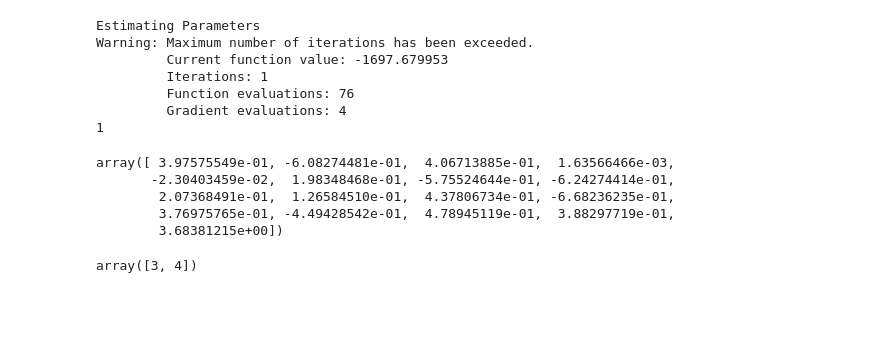
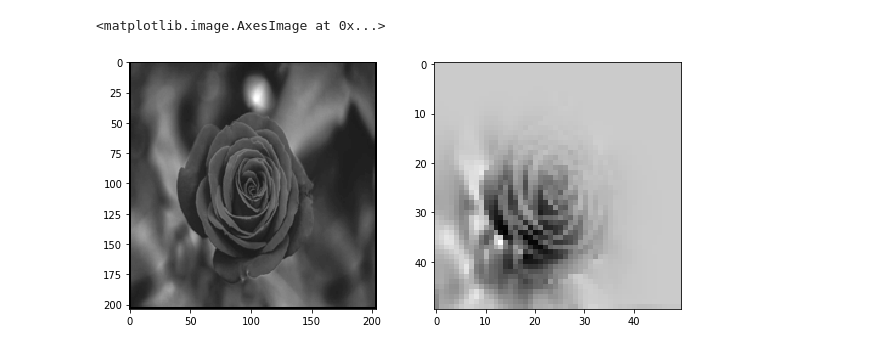
Before and after one commit to senyosimpson/bayesian-sr, a Jupyter notebook: notebooks/Bayesian SR.ipynb, the cells around one changed output. Saved outputs shown, nothing was run; the diff lists cells and outputs as text; code cells hidden in the pictures; blank space fills up the shorter version.

```diff
--- a/notebooks/Bayesian SR.ipynb
+++ b/notebooks/Bayesian SR.ipynb
@@ -64,16 +64,16 @@ def transform_mat(x_i, x_j, center, shift, angle, gamma=2):
     resolution image into a low resolution image
     In the paper this is denoted using W_ji
     """
-    x_i_sum = np.sum(x_i ** 2, axis=1).reshape(-1, 1)
+    x_i_sum = np.sum(x_i ** 2, axis=1)#.reshape(-1, 1)
     u_j = psf_center(x_j, center, shift, angle)
-    u_j_sum = np.sum(u_j ** 2, axis=1)
-    dist = x_i_sum + u_j_sum - (2 * np.dot(x_i, u_j.T))
+    u_j_sum = np.sum(u_j ** 2, axis=1).reshape(-1, 1)
+    dist = x_i_sum + u_j_sum - (2 * np.dot(u_j, x_i.T))
     out = np.exp(-(dist / gamma ** 2))
-    out /= np.sum(out, axis=0)
-    return out.T
+    out /= np.sum(out, axis=1).reshape(-1, 1)
+    return out
 
 
-def psf_center(x_j, center, shift, angle):
+def psf_center(x_j, center, shift, angle, upscaling_factor=4):
     """ Used to calculate the center of the psf
     This is the vector u_j in the paper
     """
@@ -84,7 +84,10 @@ def psf_center(x_j, center, shift, angle):
     rotation_matrix = np.array(rotation_matrix)
 
     u = np.dot(rotation_matrix, (x_j - center).T)
-    u = u.T + center + shift
+    u = u.T + center
+    if upscaling_factor:
+        u = upscaling_factor * u
+    u = u + shift
     return u
 
 
@@ -169,3 +266,47 @@ image
+# %%
+hr_image = Image.open('../images/rose.jpg').convert('L')
+hr_image = hr_image.resize((200, 200), resample=Image.BICUBIC)
+
+num_images = 16
+
+gamma = 2
+noise = 0.05
+beta = 1 / (0.05 ** 2)
+var = 1 / beta
+
+center = np.array([5, 5])
+shifts = [[0, 0]]  # store for comparison
+angles = [0]  # store for comparison
+Y_K = []
+
+# generate LR images
+w, h = hr_image.size
+w_down, h_down = w//4, h//4
+
+image = np.asarray(hr_image)
+image = np.pad(image, (2,2))
+ph = image
+image = image.flatten().reshape(-1, 1)
+image = normalize(image)
+w, h = hr_image.size
+w_down, h_down = w//4, h//4
+center = np.array([h_down//2, w_down//2])
+center_h, center_w = center
+
+X_n = get_coords(h, w)
+X_m = get_coords(h_down, w_down)
+
+trans_mat = transform_mat(X_n, X_m, center, [2, 2], 3, (h, w), gamma=gamma)
+Y_k = np.dot(trans_mat, image).reshape(h_down, w_down)
+
+plt.figure(figsize=(10,10))
+plt.subplot(221)
+plt.imshow(ph, cmap='gray')
+plt.subplot(222)
+plt.imshow(Y_k, cmap='gray')
+# %% [output]
+<matplotlib.image.AxesImage at 0x...>
+[figure, added]
 # %%
 hr_image = Image.open('../images/rose.jpg').convert('L')
 hr_image = hr_image.resize((200, 200), resample=Image.BICUBIC)
@@ -183,7 +324,7 @@ angles = [0]  # store for comparison
 Y_K = []
 
 # generate LR images
-w, h = hr_bimage.size
+w, h = hr_image.size
 w_down, h_down = w//4, h//4
 
 image = np.asarray(hr_image).flatten().reshape(-1, 1)
@@ -225,23 +366,6 @@ res = minimize(compute_likelihood_theta, theta,
 print(res.status)
 params = res.x
 params
-# %% [output]
-Estimating Parameters
-Warning: Maximum number of iterations has been exceeded.
-         Current function value: -1697.679953
-         Iterations: 1
-         Function evaluations: 76
-         Gradient evaluations: 4
-1
-array([ 3.97575549e-01, -6.08274481e-01,  4.06713885e-01,  1.63566466e-03,
-       -2.30403459e-02,  1.98348468e-01, -5.75524644e-01, -6.24274414e-01,
-        2.07368491e-01,  1.26584510e-01,  4.37806734e-01, -6.68236235e-01,
-        3.76975765e-01, -4.49428542e-01,  4.78945119e-01,  3.88297719e-01,
-        3.68381215e+00])
-# %%
-np.concatenate(([3],[4]))
-# %% [output]
-array([3, 4])
 # %%
 #estimated_shifts = params
 # %%
```
Also changed, not shown: parts of 5 cells of this notebook.
